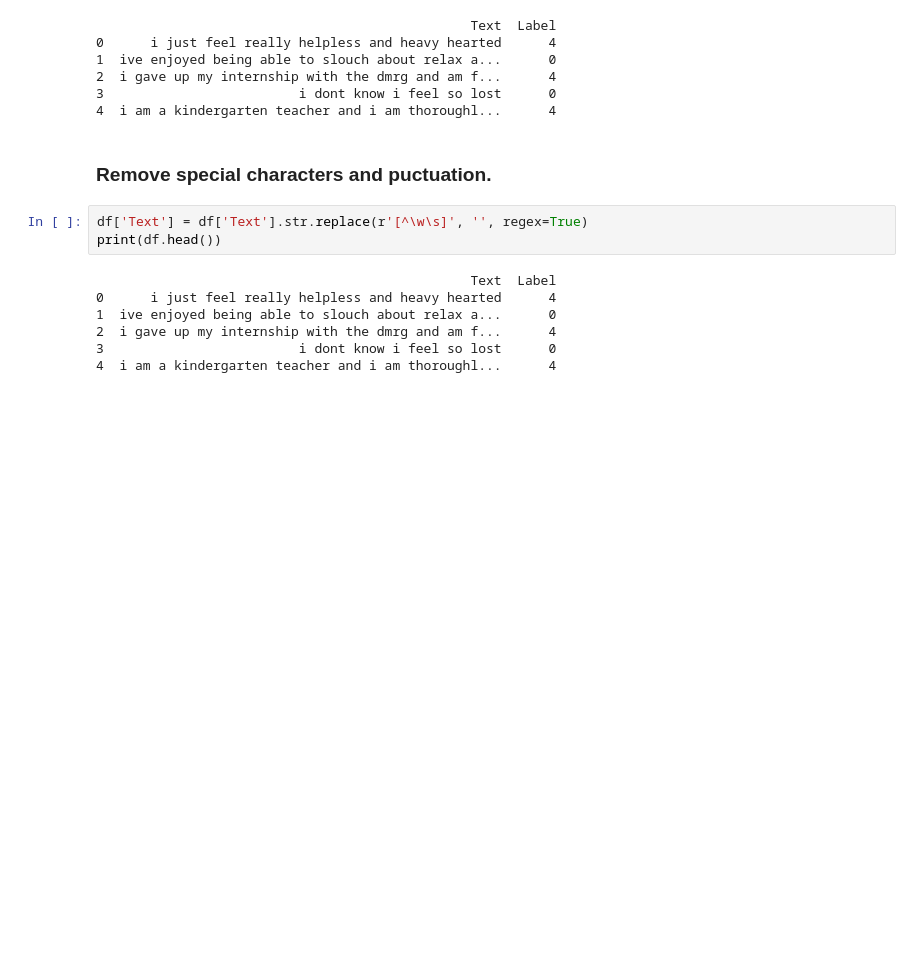
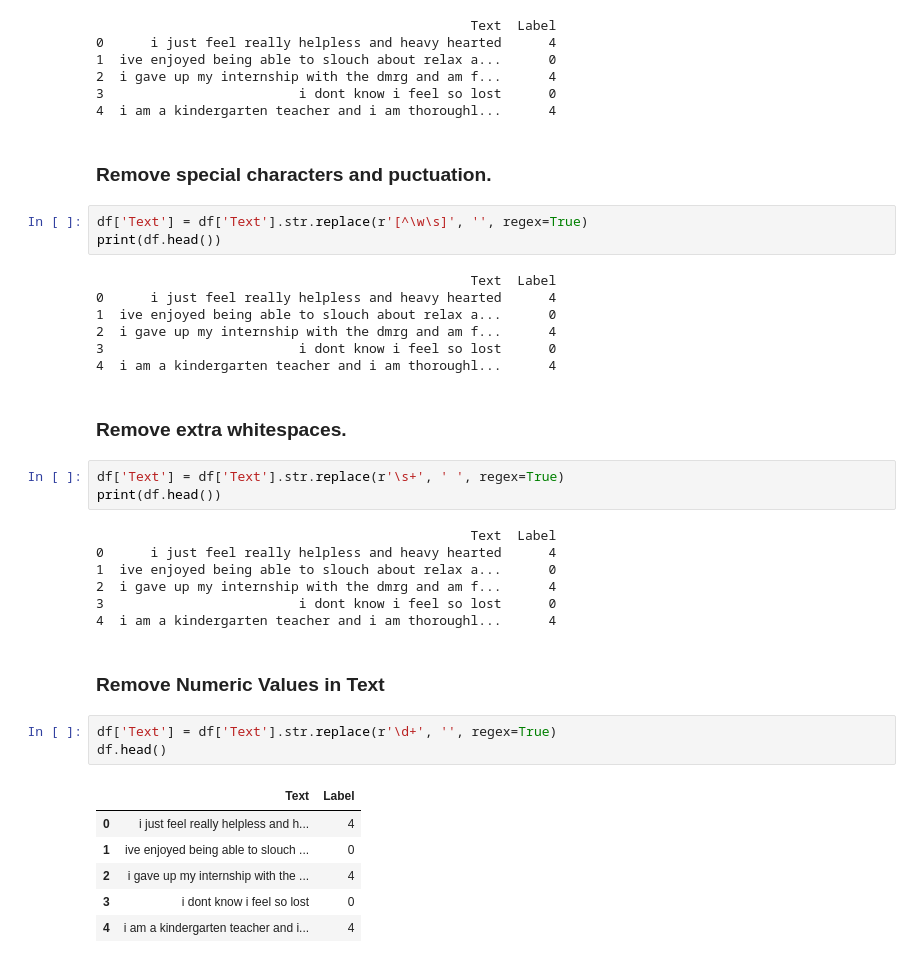
Before and after one commit to johnpospisil/emotion-classification-of-tweets, a Jupyter notebook: emotion-classification-of-tweets.ipynb, the cells around one changed output. Cells and saved outputs as stored; diff of their text form; blank space fills up the shorter version.

Commit message:
Remove whitespaces and numeric values from the 'Text' feature.

```diff
--- a/emotion-classification-of-tweets.ipynb
+++ b/emotion-classification-of-tweets.ipynb
@@ -184,3 +184,27 @@ print(df.head())
 2  i gave up my internship with the dmrg and am f...      4
 3                         i dont know i feel so lost      0
 4  i am a kindergarten teacher and i am thoroughl...      4
+# %% [markdown]
+### Remove extra whitespaces.
+# %%
+df['Text'] = df['Text'].str.replace(r'\s+', ' ', regex=True)
+print(df.head())
+# %% [output]
+                                                Text  Label
+0      i just feel really helpless and heavy hearted      4
+1  ive enjoyed being able to slouch about relax a...      0
+2  i gave up my internship with the dmrg and am f...      4
+3                         i dont know i feel so lost      0
+4  i am a kindergarten teacher and i am thoroughl...      4
+# %% [markdown]
+### Remove Numeric Values in Text
+# %%
+df['Text'] = df['Text'].str.replace(r'\d+', '', regex=True)
+df.head()
+# %% [output]
+|  | Text | Label |
+| 0 | i just feel really helpless and h... | 4 |
+| 1 | ive enjoyed being able to slouch ... | 0 |
+| 2 | i gave up my internship with the ... | 4 |
+| 3 | i dont know i feel so lost | 0 |
+| 4 | i am a kindergarten teacher and i... | 4 |
```
Also changed, not shown: parts of 2 cells of this notebook.
